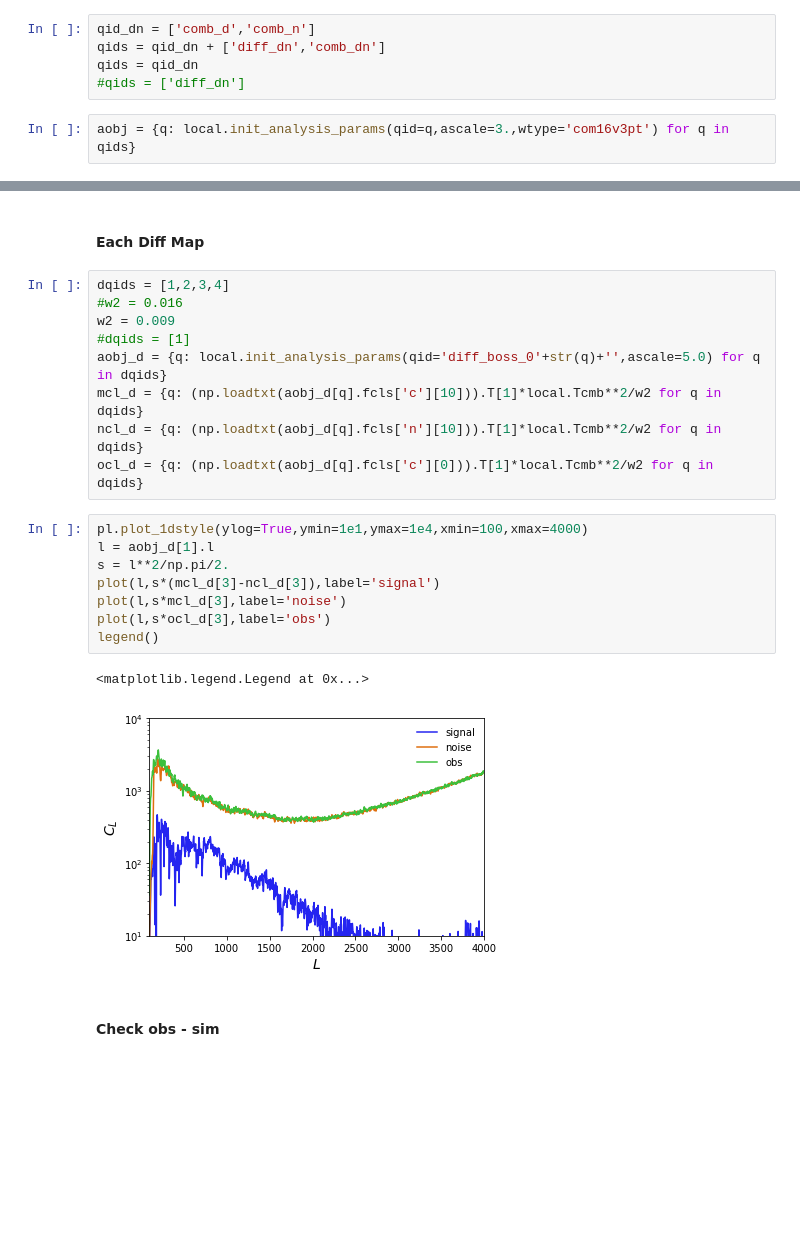
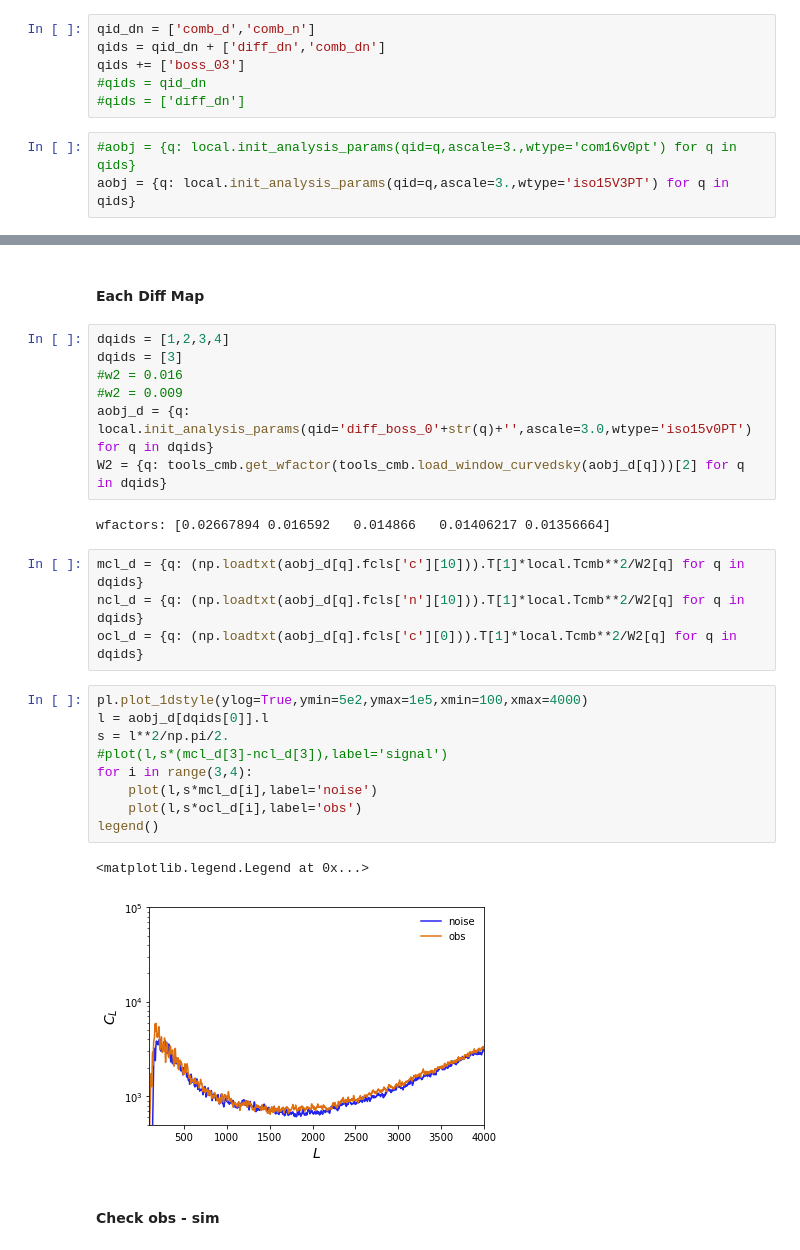
Before and after one commit to ACTCollaboration/Lensing-Daytime, a Jupyter notebook: check_cmb_day-night.ipynb, the cells around one changed output, grey strips where cells are left out. Saved outputs shown, nothing was run; the diff lists cells and outputs as text; blank space fills up the shorter version.

```diff
--- a/check_cmb_day-night.ipynb
+++ b/check_cmb_day-night.ipynb
@@ -4,10 +4,12 @@ from matplotlib.pyplot import *
 # %%
 qid_dn = ['comb_d','comb_n']
 qids = qid_dn + ['diff_dn','comb_dn']
-qids = qid_dn
+qids += ['boss_03']
+#qids = qid_dn
 #qids = ['diff_dn']
 # %%
-aobj = {q: local.init_analysis_params(qid=q,ascale=3.,wtype='com16v3pt') for q in qids}
+#aobj = {q: local.init_analysis_params(qid=q,ascale=3.,wtype='com16v0pt') for q in qids}
+aobj = {q: local.init_analysis_params(qid=q,ascale=3.,wtype='iso15V3PT') for q in qids}
 # %%
 mcl = {q: (np.loadtxt(aobj[q].fscl['c'])).T[1]*local.Tcmb**2 for q in qids}
 ncl = {q: (np.loadtxt(aobj[q].fscl['n'])).T[1]*local.Tcmb**2 for q in qids}
@@ -76,26 +77,31 @@ show()
 [figure]
 # %% [markdown]
 #### Each Diff Map
+# %%
+dqids = [1,2,3,4]
+dqids = [3]
+#w2 = 0.016
+#w2 = 0.009
+aobj_d = {q: local.init_analysis_params(qid='diff_boss_0'+str(q)+'',ascale=3.0,wtype='iso15v0PT') for q in dqids}
+W2 = {q: tools_cmb.get_wfactor(tools_cmb.load_window_curvedsky(aobj_d[q]))[2] for q in dqids}
+# %% [output]
+wfactors: [0.02667894 0.016592   0.014866   0.01406217 0.01356664]
 # %%
-dqids = [1,2,3,4]
-#w2 = 0.016
-w2 = 0.009
-#dqids = [1]
-aobj_d = {q: local.init_analysis_params(qid='diff_boss_0'+str(q)+'',ascale=5.0) for q in dqids}
-mcl_d = {q: (np.loadtxt(aobj_d[q].fcls['c'][10])).T[1]*local.Tcmb**2/w2 for q in dqids}
-ncl_d = {q: (np.loadtxt(aobj_d[q].fcls['n'][10])).T[1]*local.Tcmb**2/w2 for q in dqids}
-ocl_d = {q: (np.loadtxt(aobj_d[q].fcls['c'][0])).T[1]*local.Tcmb**2/w2 for q in dqids}
+mcl_d = {q: (np.loadtxt(aobj_d[q].fcls['c'][10])).T[1]*local.Tcmb**2/W2[q] for q in dqids}
+ncl_d = {q: (np.loadtxt(aobj_d[q].fcls['n'][10])).T[1]*local.Tcmb**2/W2[q] for q in dqids}
+ocl_d = {q: (np.loadtxt(aobj_d[q].fcls['c'][0])).T[1]*local.Tcmb**2/W2[q] for q in dqids}
 # %%
-pl.plot_1dstyle(ylog=True,ymin=1e1,ymax=1e4,xmin=100,xmax=4000)
-l = aobj_d[1].l
+pl.plot_1dstyle(ylog=True,ymin=5e2,ymax=1e5,xmin=100,xmax=4000)
+l = aobj_d[dqids[0]].l
 s = l**2/np.pi/2.
-plot(l,s*(mcl_d[3]-ncl_d[3]),label='signal')
-plot(l,s*mcl_d[3],label='noise')
-plot(l,s*ocl_d[3],label='obs')
+#plot(l,s*(mcl_d[3]-ncl_d[3]),label='signal')
+for i in range(3,4):
+    plot(l,s*mcl_d[i],label='noise')
+    plot(l,s*ocl_d[i],label='obs')
 legend()
 # %% [output]
 <matplotlib.legend.Legend at 0x...>
-[figure, old version]
+[figure, new version]
 # %% [markdown]
 #### Check obs - sim
 # %%
```
Also changed, not shown: parts of 4 cells of this notebook, 35 other files.
